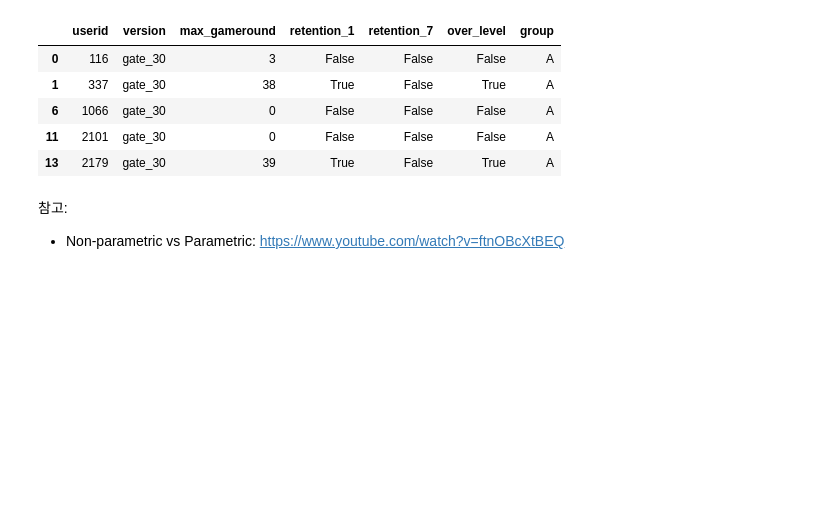
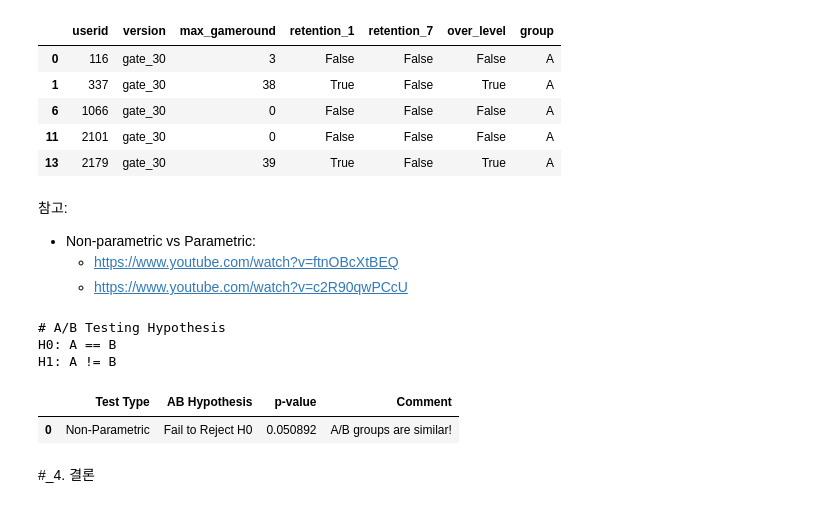
Before and after one commit to Nayoung-young/prj-game-abtesting, a Jupyter notebook: cookie_cats_abtesting.ipynb, the cells around one changed output. Drawn from its saved outputs; the diff is of its cells as text; code cells hidden in the pictures; blank space fills up the shorter version.

Commit message:
Version 2.1.0 (2023-06-07)
## Added
- apply A/B Testing function

```diff
--- a/cookie_cats_abtesting.ipynb
+++ b/cookie_cats_abtesting.ipynb
@@ -387,4 +387,6 @@ import scipy.stats as stats
 # If Non-parametric -> Mann Whitney U Test
 # %% [markdown]
 참고:
-- Non-parametric vs Parametric: https://www.youtube.com/watch?v=ftnOBcXtBEQ
+- Non-parametric vs Parametric:
+  - https://www.youtube.com/watch?v=ftnOBcXtBEQ
+  - https://www.youtube.com/watch?v=c2R90qwPCcU
@@ -390,0 +451,11 @@ import scipy.stats as stats
+# %%
+# Apply A/B Testing
+AB_Test(dataframe = df_all, group = "group", target = "max_gameround")
+# %% [output]
+# A/B Testing Hypothesis
+H0: A == B
+H1: A != B
+|  | Test Type | AB Hypothesis | p-value | Comment |
+| 0 | Non-Parametric | Fail to Reject H0 | 0.050892 | A/B groups are similar! |
+# %% [markdown]
+#_4. 결론
```
Also changed, not shown: parts of 1 cell of this notebook.
